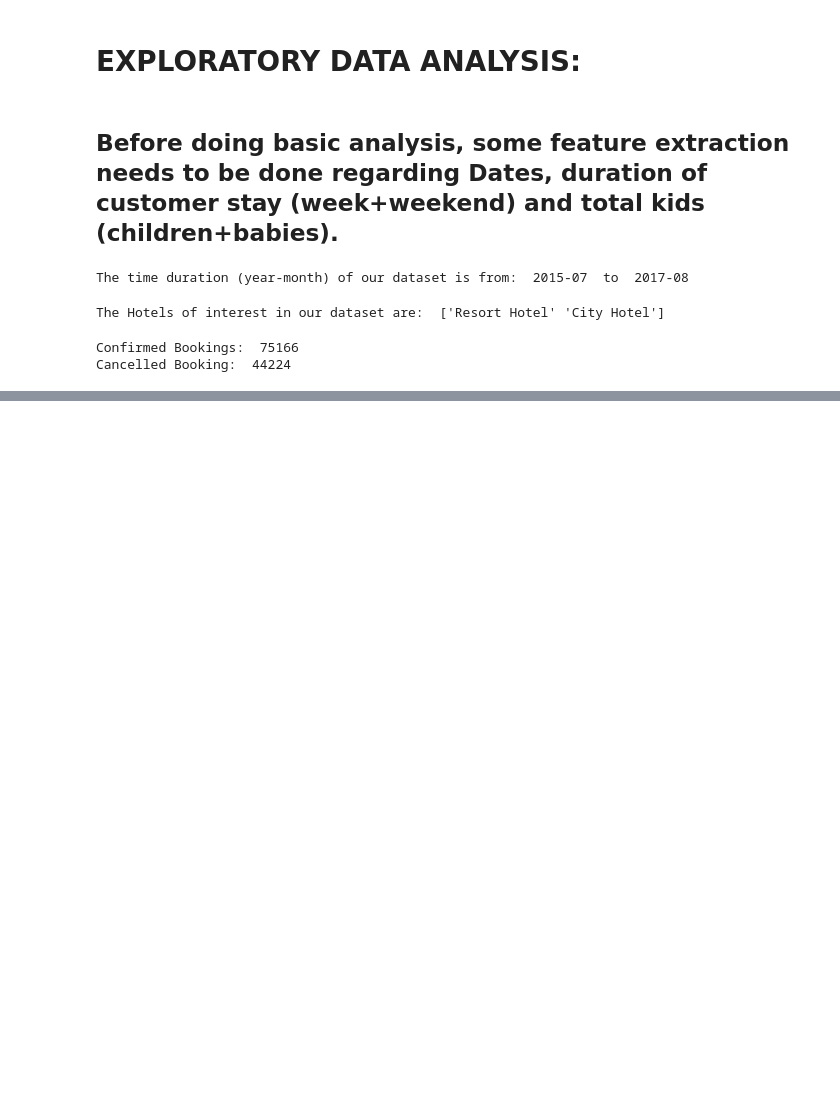
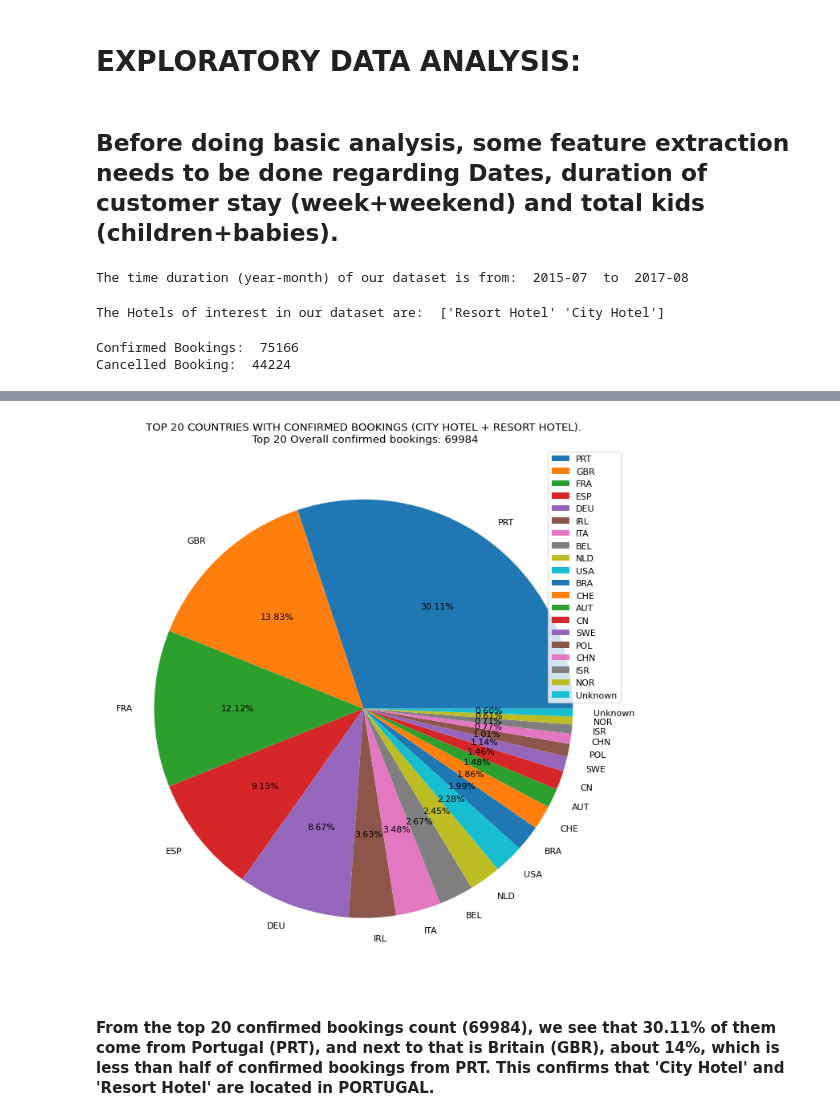
Before and after one commit to aviralsingh2907/AlmaBetter-Capstone-Project-1-EDA-Hotel-Booking-Analysis, a Jupyter notebook: CapstoneProject1_EDA_Hotel_Booking_Analysis.ipynb, the cells around one changed output, grey strips where cells are left out. Drawn from its saved outputs; the diff is of its cells as text; code cells hidden in the pictures; blank space fills up the shorter version.

```diff
--- a/CapstoneProject1_EDA_Hotel_Booking_Analysis.ipynb
+++ b/CapstoneProject1_EDA_Hotel_Booking_Analysis.ipynb
@@ -258,0 +263,5 @@ hotel_canceled_df = hotel_df[hotel_df['is_canceled'] == 1].copy()   #cancelled b
+# %%
+# top 20 overall country wise CONFIRMED bookings:
+
+top_20_confirmed_df = hotel_confirmed_df.groupby('country').size().sort_values(ascending=False).reset_index().rename(columns={0:'Confirmed Bookings'}).head(20)
+top_20_confirmed_df
@@ -258,0 +308,14 @@ hotel_canceled_df = hotel_df[hotel_df['is_canceled'] == 1].copy()   #cancelled b
+# %%
+# PLOTTING TOP 20 COUNTRIES WITH HIGHEST CONFIRMED BOOKINGS ON PIE CHART.
+
+plt.figure(figsize = (25,12))
+mpl.rcParams['font.size'] = 11
+plt.pie(top_20_confirmed_df['Confirmed Bookings'], labels = top_20_confirmed_df['country'],autopct='%1.2f%%')
+plt.legend()
+title='TOP 20 COUNTRIES WITH CONFIRMED BOOKINGS (CITY HOTEL + RESORT HOTEL).\n Top 20 Overall confirmed bookings: ' + str(top_20_confirmed_df['Confirmed Bookings'].sum())
+plt.title(title)
+plt.show()
+# %% [output]
+[figure, added]
+# %% [markdown]
+#### From the top 20 confirmed bookings count (69984), we see that 30.11% of them come from Portugal (PRT), and next to that is Britain (GBR), about 14%, which is less than half of confirmed bookings from PRT. This confirms that 'City Hotel' and 'Resort Hotel' are located in PORTUGAL.
```
Also changed, not shown: parts of 51 cells of this notebook.
